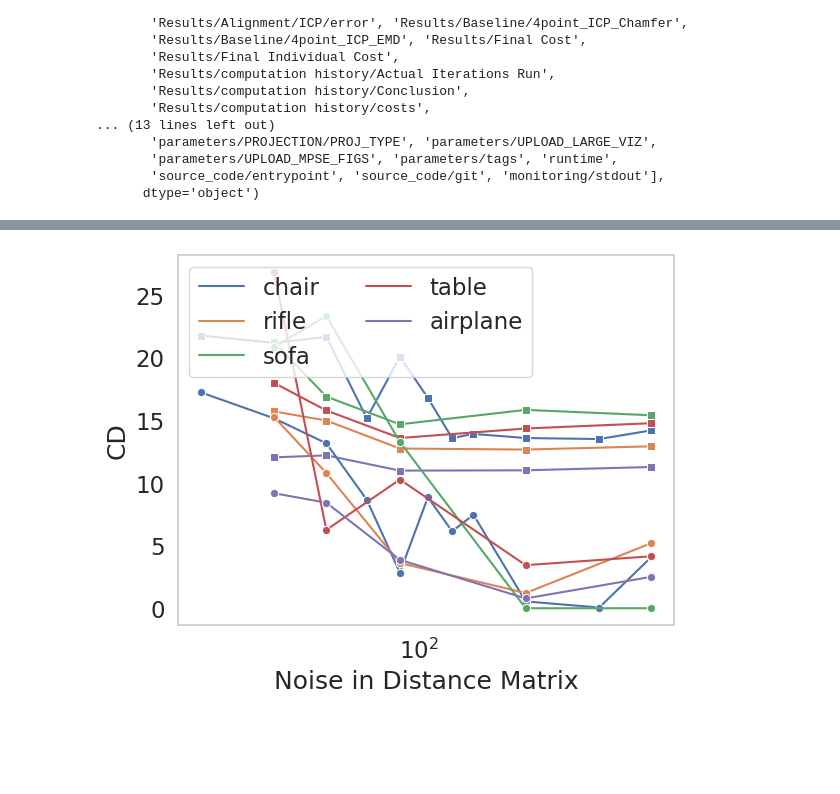
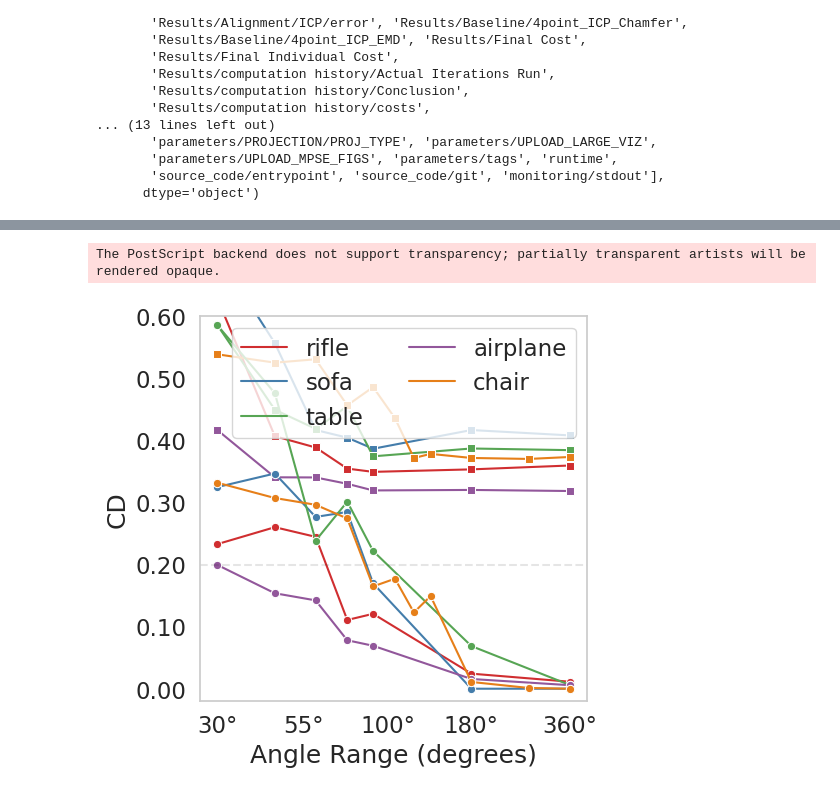
Before and after one commit to rahatzamancse/3d-reconstruction, a Jupyter notebook: noise-angle-plots.ipynb, the cells around one changed output, grey strips where cells are left out. Drawn from its saved outputs; the diff is of its cells as text; code cells hidden in the pictures; blank space fills up the shorter version.

```diff
--- a/noise-angle-plots.ipynb
+++ b/noise-angle-plots.ipynb
@@ -527,5 +972,4 @@ plot_df
 # %%
-# y = 'EMD'
 y = 'CD'
 x = 'Angle Range'
 
@@ -534,62 +978,62 @@ df = plot_df[
     & (plot_df['Points in exactly # perspectives'] == 4)
 ].copy()
 
-# Remove chair
-# df = df[df['Dataset'] != 'chair']
-# Get only Noise Ampliutde 0.1
-# df = df[df['Noise Amplitude'] == 0.5]
+df['Baseline Chamfer'] += 10
+df['Baseline Chamfer'] = df['Baseline Chamfer'].apply(lambda v: v if v > 0 else 0)
 
-fig, ax = plt.subplots()
+palette = {dataset: color for dataset, color in zip(df['Dataset'].unique(), sns.color_palette("Set1", n_colors=5, desat=0.8))}
 
-df['Baseline Chamfer'] += 5
+fig, ax = plt.subplots(1, 1, figsize=(5, 5))
 
-g2 = sns.lineplot(
+g = sns.lineplot(
     data=df,
     x=x,
     y='Baseline Chamfer',
     hue='Dataset',
     marker="s",
     dashes=True,
     ci=None,
     err_style='band',
     legend=False,
-    ax=ax
+    ax=ax,
+    palette=palette
 )
 
-g = sns.lineplot(
+g1 = sns.lineplot(
     data=df,
     x=x,
     y=y,
     hue='Dataset',
     marker='o',
     dashes=True,
     # ci='sd',
     ci=None,
     err_style='band',
-    legend=True,
-    ax=ax
+    legend='brief',
+    ax=ax,
+    palette=palette
 )
 
+g.legend(*g.get_legend_handles_labels(), ncol=2, loc='upper right')
 
-g.legend(*g.get_legend_handles_labels(), ncol=2, loc='upper left')
 g.set(xscale="log", yscale="linear")
 
-# g.set_xticks([0.0, 0.2, 0.4, 0.6, 0.8, 1.0])
-# g.set_xticklabels([128, 256, 512, 1024, 2048])
-
-# yticks = np.array([0, 16, 16*2, 16*3, 16*4])
-# g.set_yticks(yticks)
-# g.set_yticklabels(yticks/100)
-
-# g.set(ylim=(-1,1000))
-g.set_xlabel('Noise in Distance Matrix')
-g.set_ylabel(y)
-# g.set(title=f'')
-# plt.savefig(f"figures/pix3d/points_{'var' if VAR_PROJ else 'fixed'}_{y.replace(' ', '_')}.eps", bbox_inches='tight')
+xticks = [30, 55, 100, 180, 360]
+g.set_xticks(xticks)
+g.set_xticklabels([f'{v}°' for v in xticks])
 
 
+yticks = [0, 5, 10, 15, 20, 25, 30, 40]
+g.set_yticks(yticks)
+g.set_yticklabels([f"{v/100*2:.2f}" for v in yticks])
+g.set(ylim=(-1,30))
 
+g.set_xlabel('Angle Range (degrees)')
+g.set_ylabel(y)
+g.axhline(10, ls='--', color='black', alpha=0.1)
 
+plt.savefig(f"figures/noise/angle_noise.eps", bbox_inches='tight')
 plt.show()
 # %% [output]
+The PostScript backend does not support transparency; partially transparent artists will be rendered opaque.
-[figure, old version]
+[figure, new version]
```
Also changed, not shown: parts of 18 cells of this notebook, 8 other files.
